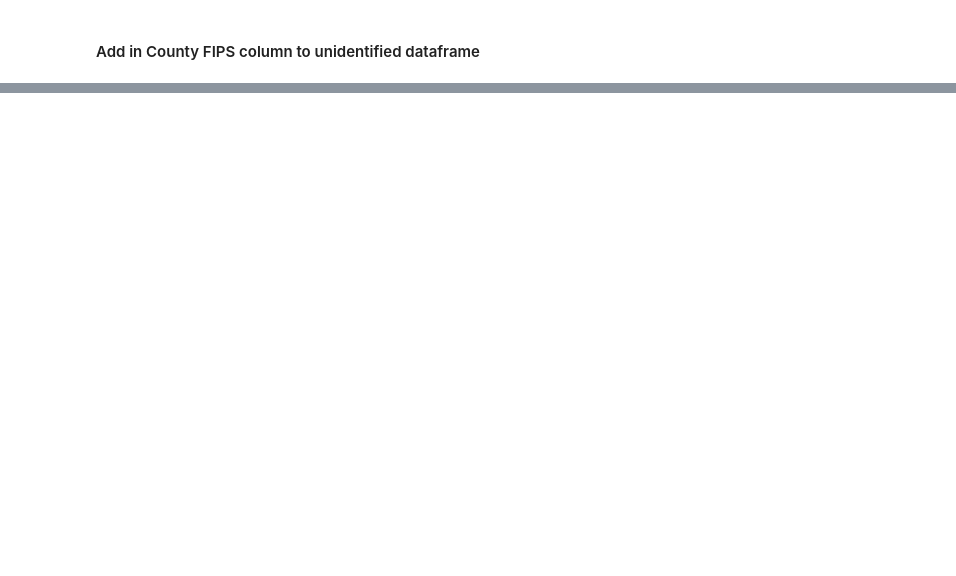
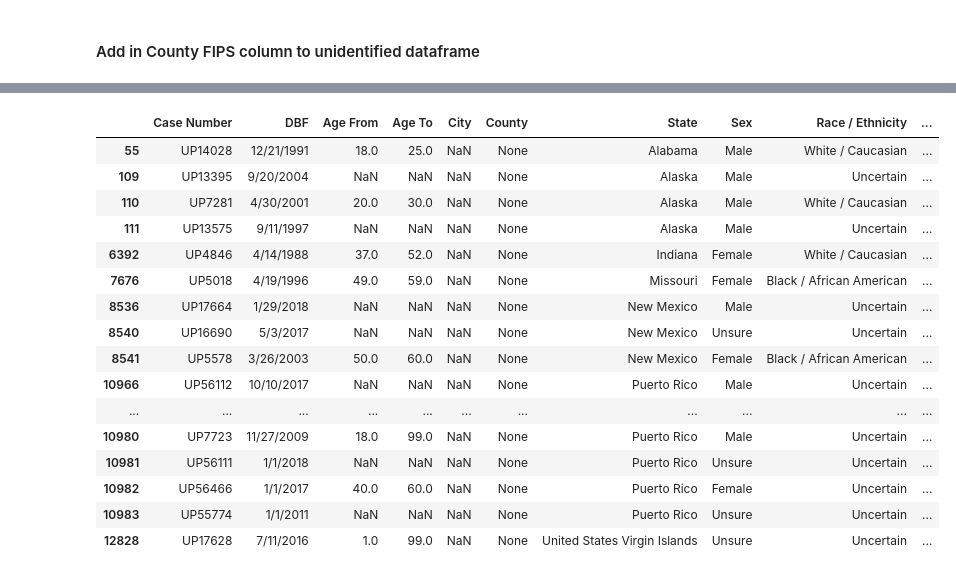
Before and after one commit to Christopher-Pierson/The-Lost-People, a Jupyter notebook: data/Data_mgmt.ipynb, the cells around one changed output, grey strips where cells are left out. Drawn from its saved outputs; the diff is of its cells as text; code cells hidden in the pictures; blank space fills up the shorter version.

```diff
--- a/data/Data_mgmt.ipynb
+++ b/data/Data_mgmt.ipynb
@@ -967,0 +1278,4 @@ unidentified_df.head()
+# %%
+# # change NaN County name (for cases with no city or county) to 'None'
+unidentified_df['County'] = unidentified_df['County'].fillna('None')
+unidentified_df.head()
@@ -967,0 +1289,23 @@ unidentified_df.head()
+# %%
+## Double check re-assigned values
+uni_county_test_2_df = unidentified_df.loc[unidentified_df['County']=='None']
+uni_county_test_2_df
+# len(uni_county_test_2_df)
+# %% [output]
+|  | Case Number | DBF | Age From | Age To | City | County | State | Sex | Race / Ethnicity | ... |
+| 55 | UP14028 | 12/21/1991 | 18.0 | 25.0 | NaN | None | Alabama | Male | White / Caucasian | ... |
+| 109 | UP13395 | 9/20/2004 | NaN | NaN | NaN | None | Alaska | Male | Uncertain | ... |
+| 110 | UP7281 | 4/30/2001 | 20.0 | 30.0 | NaN | None | Alaska | Male | White / Caucasian | ... |
+| 111 | UP13575 | 9/11/1997 | NaN | NaN | NaN | None | Alaska | Male | Uncertain | ... |
+| 6392 | UP4846 | 4/14/1988 | 37.0 | 52.0 | NaN | None | Indiana | Female | White / Caucasian | ... |
+| 7676 | UP5018 | 4/19/1996 | 49.0 | 59.0 | NaN | None | Missouri | Female | Black / African American | ... |
+| 8536 | UP17664 | 1/29/2018 | NaN | NaN | NaN | None | New Mexico | Male | Uncertain | ... |
+| 8540 | UP16690 | 5/3/2017 | NaN | NaN | NaN | None | New Mexico | Unsure | Uncertain | ... |
+| 8541 | UP5578 | 3/26/2003 | 50.0 | 60.0 | NaN | None | New Mexico | Female | Black / African American | ... |
+| 10966 | UP56112 | 10/10/2017 | NaN | NaN | NaN | None | Puerto Rico | Male | Uncertain | ... |
+| ... | ... | ... | ... | ... | ... | ... | ... | ... | ... | ... |
+| 10980 | UP7723 | 11/27/2009 | 18.0 | 99.0 | NaN | None | Puerto Rico | Male | Uncertain | ... |
+| 10981 | UP56111 | 1/1/2018 | NaN | NaN | NaN | None | Puerto Rico | Unsure | Uncertain | ... |
+| 10982 | UP56466 | 1/1/2017 | 40.0 | 60.0 | NaN | None | Puerto Rico | Female | Uncertain | ... |
+| 10983 | UP55774 | 1/1/2011 | NaN | NaN | NaN | None | Puerto Rico | Unsure | Uncertain | ... |
+| 12828 | UP17628 | 7/11/2016 | 1.0 | 99.0 | NaN | None | United States Virgin Islands | Unsure | Uncertain | ... |
```
Also changed, not shown: parts of 122 cells of this notebook, 2 other files.
